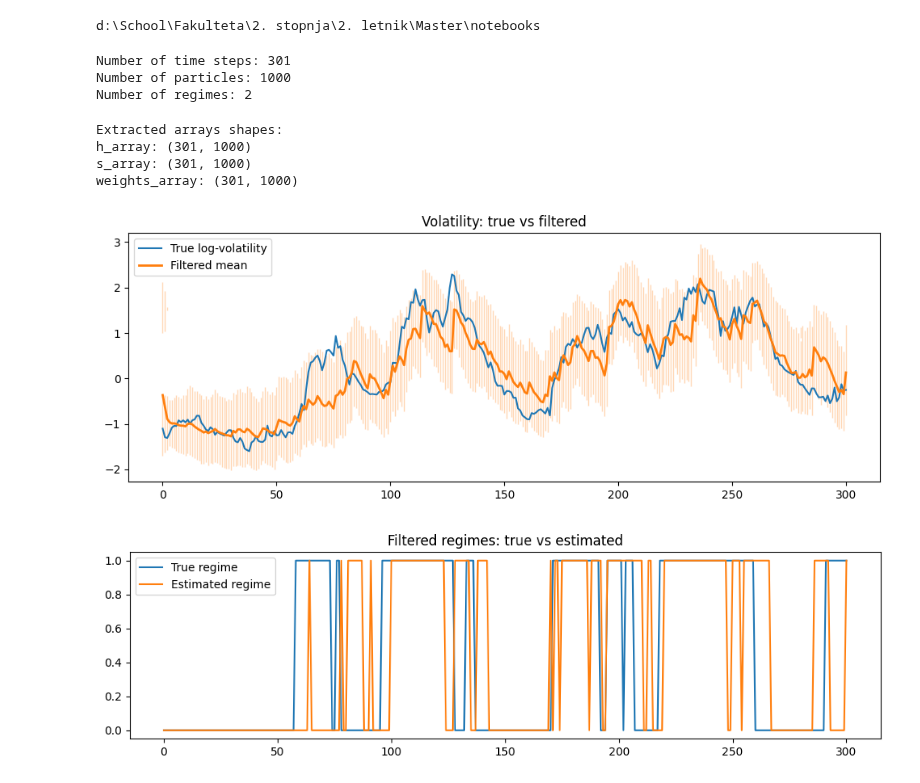
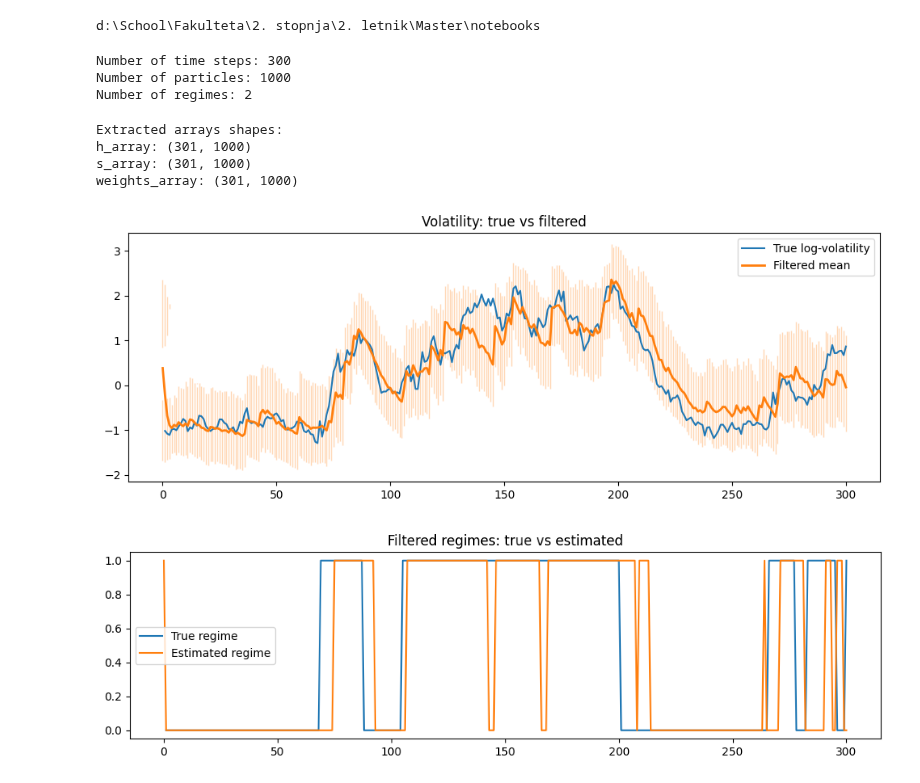
Before and after one commit to vitolev/mssv-smc, a Jupyter notebook: notebooks/03_auxiliary_pf.ipynb, the cells around one changed output. Saved outputs shown, nothing was run; the diff lists cells and outputs as text; code cells hidden in the pictures.

```diff
--- a/notebooks/03_auxiliary_pf.ipynb
+++ b/notebooks/03_auxiliary_pf.ipynb
@@ -22,7 +22,7 @@ from src.filters.smc.resampling import systematic_resampling
 from src.data_generation.simulate_data import simulate_data
 # %%
 # Set random seed for reproducibility
-rng = np.random.default_rng(42)
+rng = np.random.default_rng(123)
 
 # True parameters
 theta = MSSVModelParams(
@@ -47,7 +47,7 @@ history = pf.run(y, theta)
 h_true = np.array([state.h_t for state in true_states])
 s_true = np.array([np.argmax(state.s_t) for state in true_states])
 
-T = len(history)
+T = len(history) - 1  # -1 because history includes initial step t=0
 N = len(history[0][1])
 K = len(theta.mu)  # number of regimes
 
@@ -55,7 +55,7 @@ print("Number of time steps:", T)
 print("Number of particles:", N)
 print("Number of regimes:", K)
 # %% [output]
-Number of time steps: 301
+Number of time steps: 300
 Number of particles: 1000
 Number of regimes: 2
 # %%
@@ -123,9 +123,9 @@ def mean_median(values, weights):
     return mean, median
 # %%
 # Extract particles and weights as arrays
-h_array = np.array([ history[t][0].h_t for t in range(T) ])  # shape (T, N)
-s_array = np.array([np.argmax(history[t][0].s_t, axis=1) for t in range(T)])  # shape (T, N)
-weights_array = np.array([ history[t][1] for t in range(T) ])                 # shape (T, N)
+h_array = np.array([ history[t][0].h_t for t in range(T+1) ])  # shape (T+1, N)
+s_array = np.array([np.argmax(history[t][0].s_t, axis=1) for t in range(T+1)])  # shape (T+1, N)
+weights_array = np.array([ history[t][1] for t in range(T+1) ])                 # shape (T+1, N)
 
 print("Extracted arrays shapes:")
 print("h_array:", h_array.shape)
@@ -143,7 +143,7 @@ h_HDI_all = []
 
 s_median_all = []
 
-for t in range(T):
+for t in range(T+1):
     h_t = h_array[t]
     weights_t = weights_array[t]
     HDI_intervals = HDI(h_t, weights_t, cred_mass=0.95)
@@ -158,11 +158,11 @@ for t in range(T):
 # %%
 # Plot graph of true vs estimated log volatility
 plt.figure(figsize=(12, 4))
-plt.plot(h_true, label="True log-volatility")
-plt.plot(h_mean_all, label="Filtered mean", linewidth=2)
+plt.plot(np.arange(1, T+1), h_true, label="True log-volatility")
+plt.plot(np.arange(0, T+1), h_mean_all, label="Filtered mean", linewidth=2)
 
 # Loop over each time point and fill all intervals
-for t in range(T):
+for t in range(T+1):
     intervals = h_HDI_all[t]  # This should be a list of [low, high] pairs
     for low, high in intervals:
         plt.fill_between([t, t], [low, low], [high, high], color='C1', alpha=0.3)
@@ -171,14 +171,14 @@ plt.legend()
 plt.title("Volatility: true vs filtered")
 plt.show()
 # %% [output]
-[figure, old version]
+[figure, new version]
 # %%
 # Plot graph of true vs estimated regimes
 plt.figure(figsize=(12, 3))
-plt.plot(s_true, label="True regime")
-plt.plot(s_median_all, label="Estimated regime")
+plt.plot(np.arange(1, T+1), s_true, label="True regime")
+plt.plot(np.arange(0, T+1), s_median_all, label="Estimated regime")
 plt.legend()
 plt.title("Filtered regimes: true vs estimated")
 plt.show()
 # %% [output]
-[figure, old version]
+[figure, new version]
```
Also changed, not shown: 7 other files.
